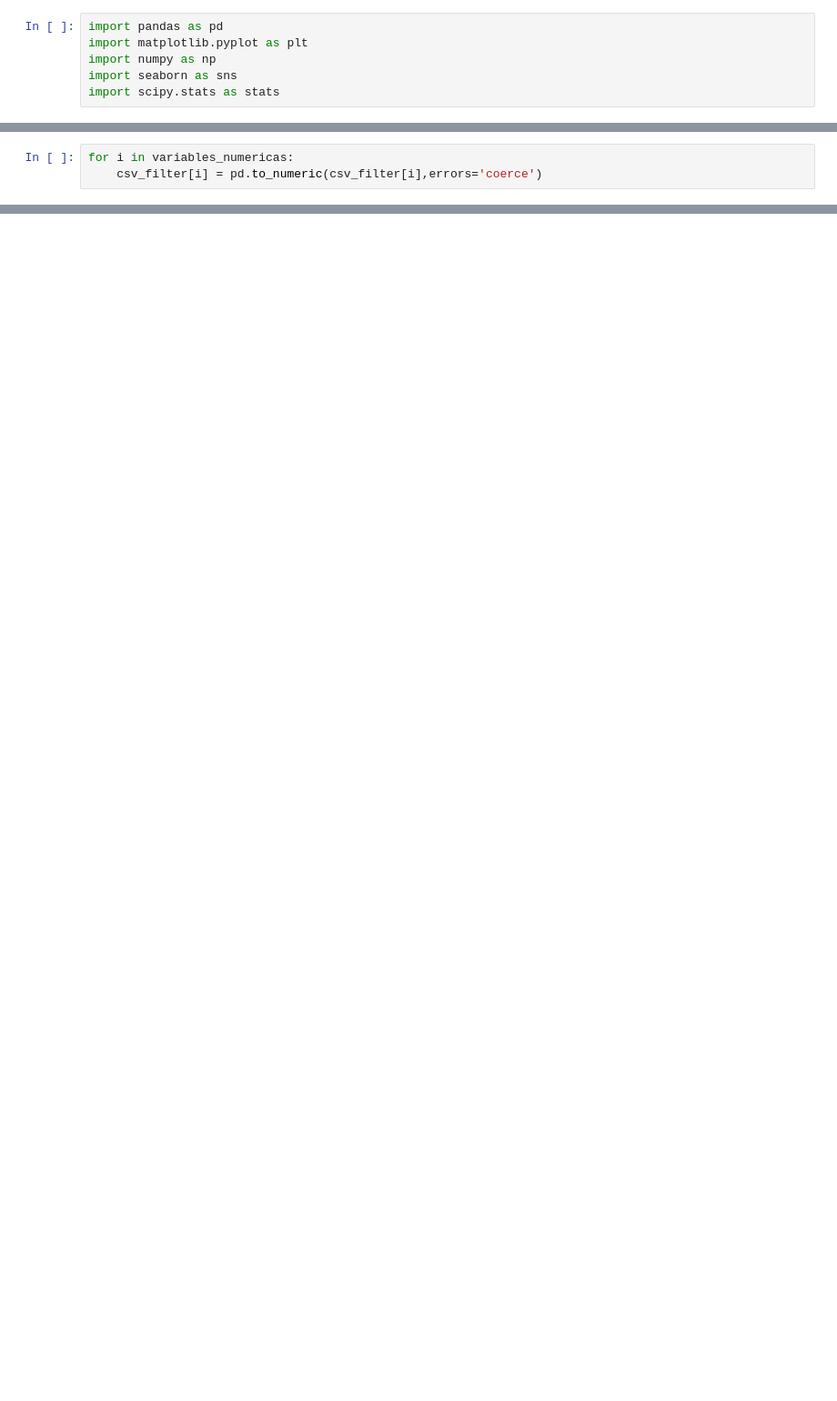
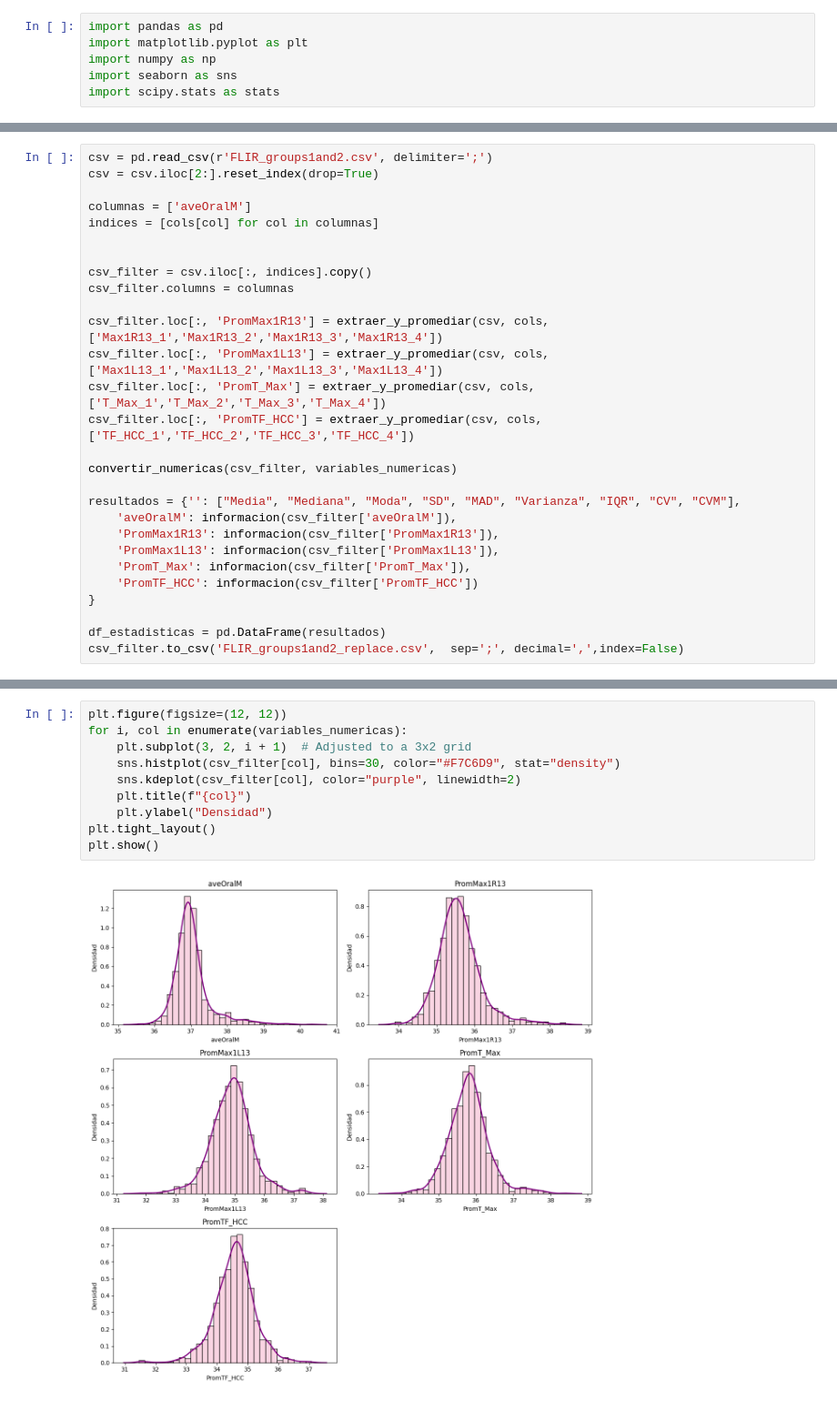
Before and after one commit to Karensity12/Proyecto-2-probabilidad, a Jupyter notebook: codigo.ipynb, the cells around one changed output, grey strips where cells are left out. Shown: that part at 91% size. Saved outputs shown, nothing was run; the diff lists cells and outputs as text; blank space fills up the shorter version.

```diff
--- a/codigo.ipynb
+++ b/codigo.ipynb
@@ -157,3 +12,0 @@ Convierte los valores de las columnas numéricas a floats o ints para evitar pro
-# %%
-for i in variables_numericas:
-    csv_filter[i] = pd.to_numeric(csv_filter[i],errors='coerce')
@@ -205,0 +125,28 @@ Resumen estadístico completo:
+# %%
+csv = pd.read_csv(r'FLIR_groups1and2.csv', delimiter=';')
+csv = csv.iloc[2:].reset_index(drop=True)
+
+columnas = ['aveOralM']
+indices = [cols[col] for col in columnas]
+
+
+csv_filter = csv.iloc[:, indices].copy()
+csv_filter.columns = columnas
+
+csv_filter.loc[:, 'PromMax1R13'] = extraer_y_promediar(csv, cols, ['Max1R13_1','Max1R13_2','Max1R13_3','Max1R13_4'])
+csv_filter.loc[:, 'PromMax1L13'] = extraer_y_promediar(csv, cols, ['Max1L13_1','Max1L13_2','Max1L13_3','Max1L13_4'])
+csv_filter.loc[:, 'PromT_Max'] = extraer_y_promediar(csv, cols, ['T_Max_1','T_Max_2','T_Max_3','T_Max_4'])
+csv_filter.loc[:, 'PromTF_HCC'] = extraer_y_promediar(csv, cols, ['TF_HCC_1','TF_HCC_2','TF_HCC_3','TF_HCC_4'])
+
+convertir_numericas(csv_filter, variables_numericas)
+
+resultados = {'': ["Media", "Mediana", "Moda", "SD", "MAD", "Varianza", "IQR", "CV", "CVM"],
+    'aveOralM': informacion(csv_filter['aveOralM']),
+    'PromMax1R13': informacion(csv_filter['PromMax1R13']),
+    'PromMax1L13': informacion(csv_filter['PromMax1L13']),
+    'PromT_Max': informacion(csv_filter['PromT_Max']),
+    'PromTF_HCC': informacion(csv_filter['PromTF_HCC'])
+}
+
+df_estadisticas = pd.DataFrame(resultados)
+csv_filter.to_csv('FLIR_groups1and2_replace.csv',  sep=';', decimal=',',index=False)
@@ -205,0 +279,12 @@ Resumen estadístico completo:
+# %%
+plt.figure(figsize=(12, 12))
+for i, col in enumerate(variables_numericas):
+    plt.subplot(3, 2, i + 1)  # Adjusted to a 3x2 grid
+    sns.histplot(csv_filter[col], bins=30, color="#F7C6D9", stat="density")
+    sns.kdeplot(csv_filter[col], color="purple", linewidth=2)
+    plt.title(f"{col}")
+    plt.ylabel("Densidad")
+plt.tight_layout()
+plt.show()
+# %% [output]
+[figure, added]
```
Also changed, not shown: parts of 49 cells of this notebook, 1 other file.
